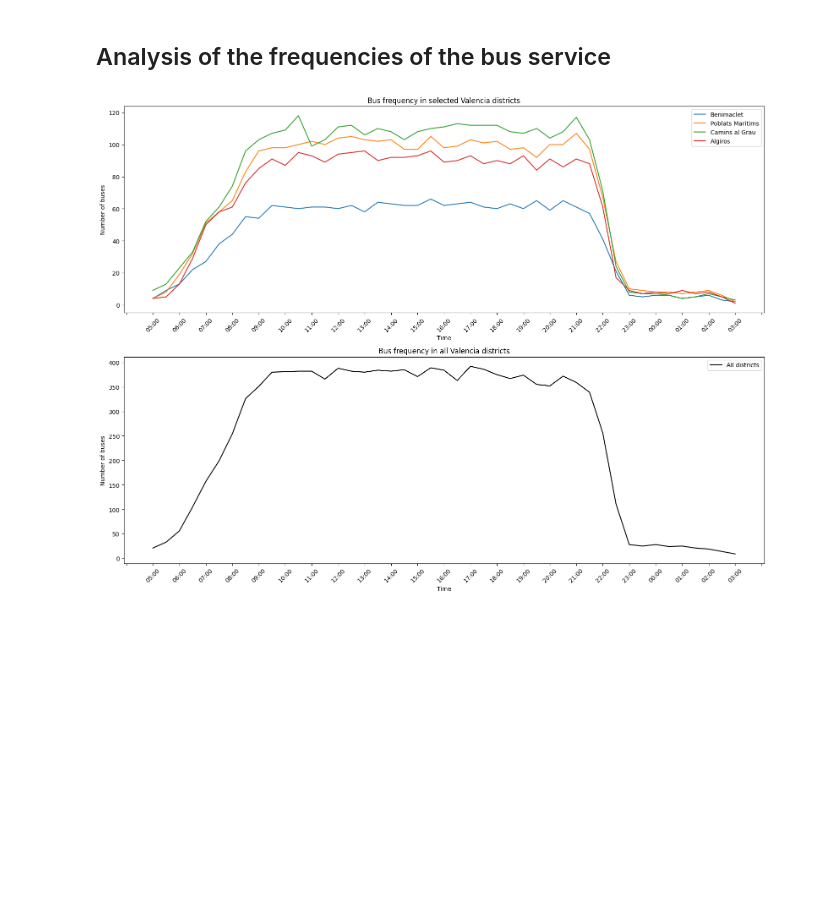
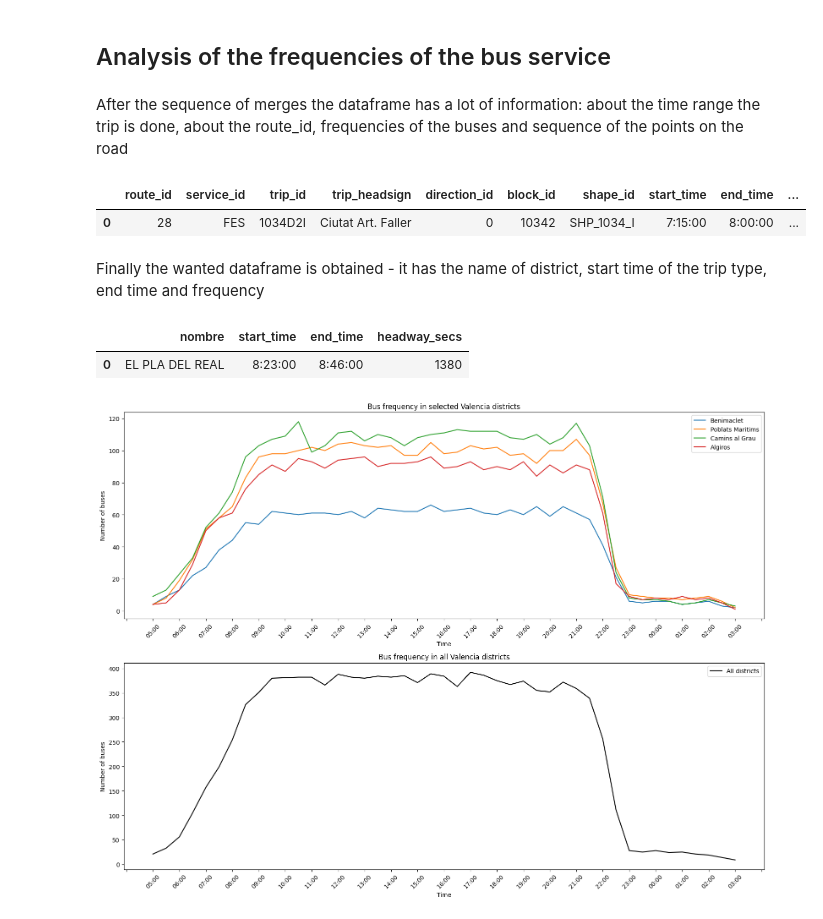
Before and after one commit to makowskitomasz/valencia-transport-analysis, a Jupyter notebook: code/google_transit_analysis.ipynb, the cells around one changed output. Drawn from its saved outputs; the diff is of its cells as text; code cells hidden in the pictures; blank space fills up the shorter version.

```diff
--- a/code/google_transit_analysis.ipynb
+++ b/code/google_transit_analysis.ipynb
@@ -303,4 +334,11 @@ merged_trips_df = pd.merge(merged_trips_df, shapes_df, on='shape_id')
 # Cast merged_trips_df to GeoDataFrame
 merged_trips_gdf = gpd.GeoDataFrame(merged_trips_df, geometry=gpd.points_from_xy(merged_trips_df['shape_pt_lon'], merged_trips_df['shape_pt_lat']))
 merged_trips_gdf = merged_trips_gdf.set_crs(epsg=4326)
+# %% [markdown]
+After the sequence of merges the dataframe has a lot of information: about the time range the trip is done, about the route_id, frequencies of the buses and sequence of the points on the road
+# %%
+merged_trips_gdf.head(1)
+# %% [output]
+|  | route_id | service_id | trip_id | trip_headsign | direction_id | block_id | shape_id | start_time | end_time | ... |
+| 0 | 28 | FES | 1034D2I | Ciutat Art. Faller | 0 | 10342 | SHP_1034_I | 7:15:00 | 8:00:00 | ... |
 # %%
@@ -310,6 +348,13 @@ final_gdf.reset_index(inplace=True)
 # %%
 # Drop the unnecessary columns
 final_gdf.drop(columns=['geometry', 'shape_pt_lat', 'shape_pt_lon', 'index', 'objectid', 'surface_area', 'index_right', 'trip_headsign', 'direction_id', 'route_id', 'service_id', 'trip_id', 'block_id', 'shape_id', 'shape_pt_sequence', 'shape_dist_traveled'], inplace=True)
+# %% [markdown]
+Finally the wanted dataframe is obtained - it has the name of district, start time of the trip type, end time and frequency
+# %%
+final_gdf.head(1)
+# %% [output]
+|  | nombre | start_time | end_time | headway_secs |
+| 0 | EL PLA DEL REAL | 8:23:00 | 8:46:00 | 1380 |
 # %%
 # Function to adjust hours exceeding 24
 def adjust_hours(time_str):
```
Also changed, not shown: parts of 23 cells of this notebook, 1 other file.
